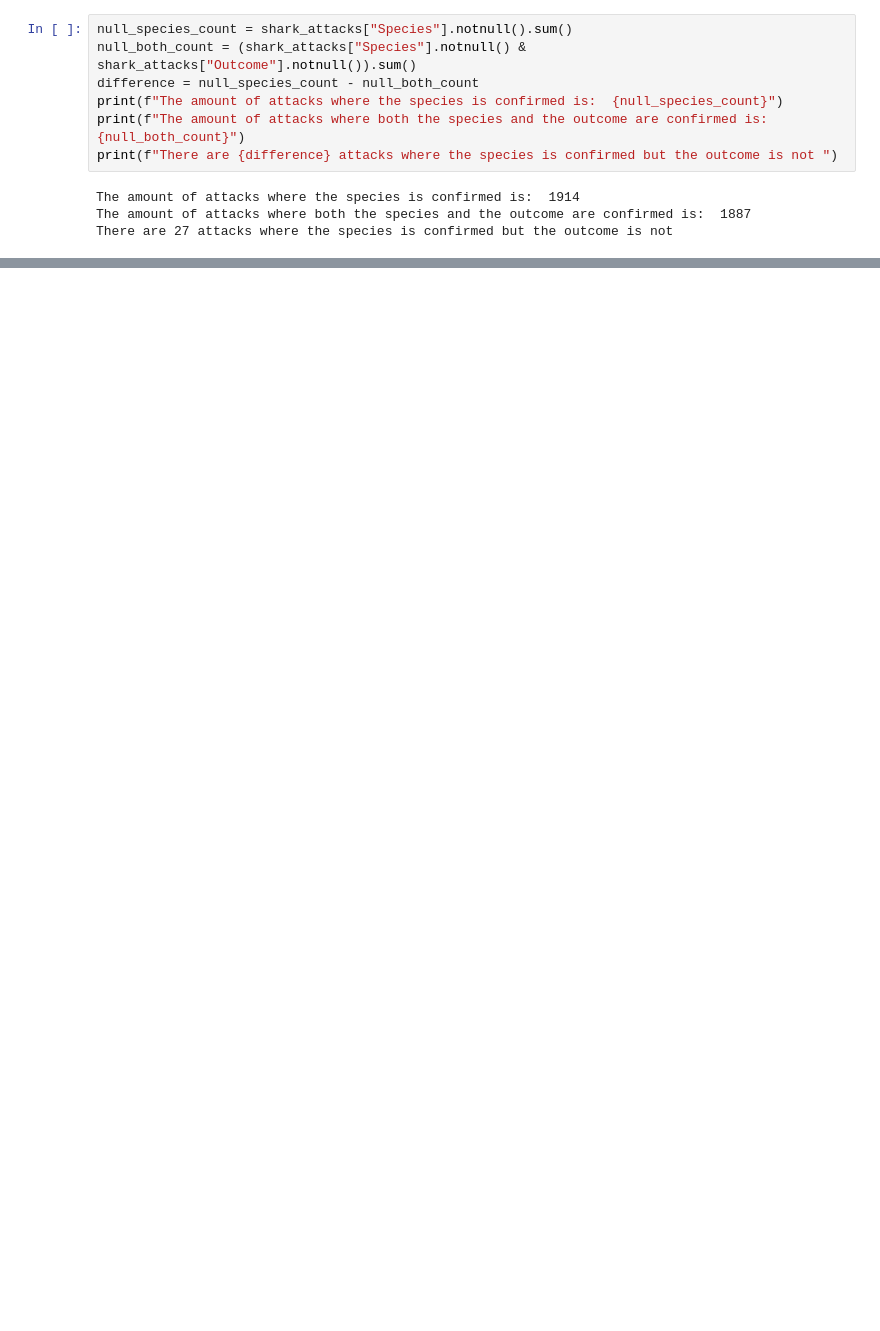
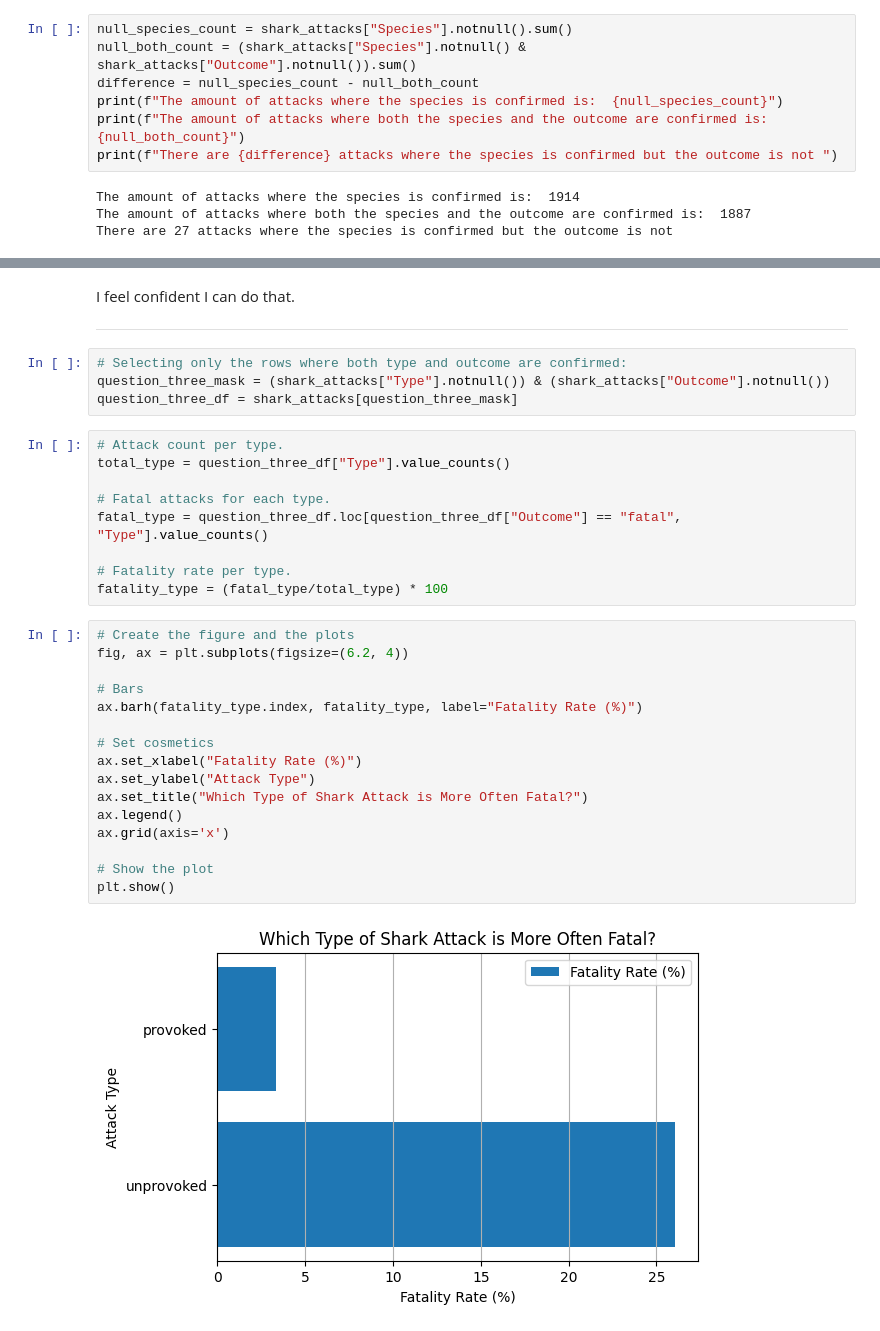
Before and after one commit to MevrouwHelderder/Assignments, a Jupyter notebook: Assignment_Shark_Attack.ipynb, the cells around one changed output, grey strips where cells are left out. Saved outputs shown, nothing was run; the diff lists cells and outputs as text; blank space fills up the shorter version.

```diff
--- a/Assignment_Shark_Attack.ipynb
+++ b/Assignment_Shark_Attack.ipynb
@@ -814,0 +787,36 @@ plt.show()
+# %% [markdown]
+I feel confident I can do that.
+
+
+---
+# %%
+# Selecting only the rows where both type and outcome are confirmed:
+question_three_mask = (shark_attacks["Type"].notnull()) & (shark_attacks["Outcome"].notnull())
+question_three_df = shark_attacks[question_three_mask]
+# %%
+# Attack count per type.
+total_type = question_three_df["Type"].value_counts()
+
+# Fatal attacks for each type.
+fatal_type = question_three_df.loc[question_three_df["Outcome"] == "fatal", "Type"].value_counts()
+
+# Fatality rate per type.
+fatality_type = (fatal_type/total_type) * 100
+# %%
+# Create the figure and the plots
+fig, ax = plt.subplots(figsize=(6.2, 4))
+
+# Bars
+ax.barh(fatality_type.index, fatality_type, label="Fatality Rate (%)")
+
+# Set cosmetics
+ax.set_xlabel("Fatality Rate (%)")
+ax.set_ylabel("Attack Type")
+ax.set_title("Which Type of Shark Attack is More Often Fatal?")
+ax.legend()
+ax.grid(axis='x')
+
+# Show the plot
+plt.show()
+# %% [output]
+[figure, added]
```
Also changed, not shown: parts of 24 cells of this notebook.
